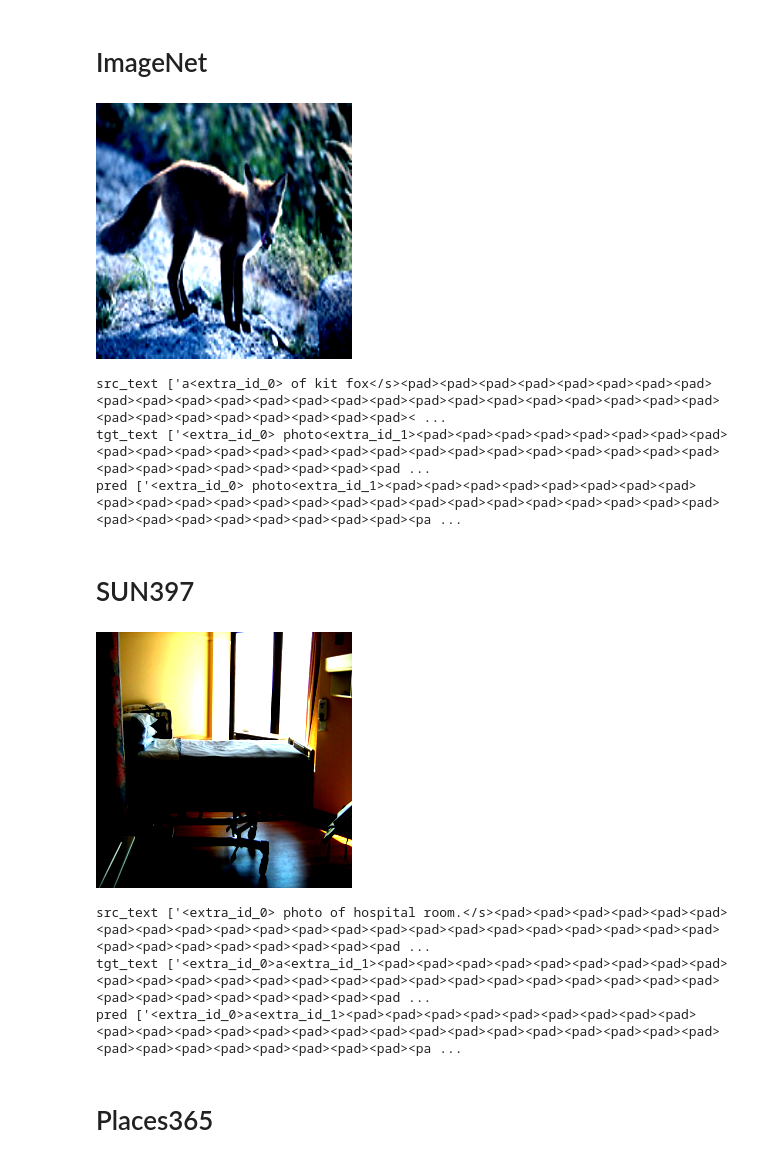
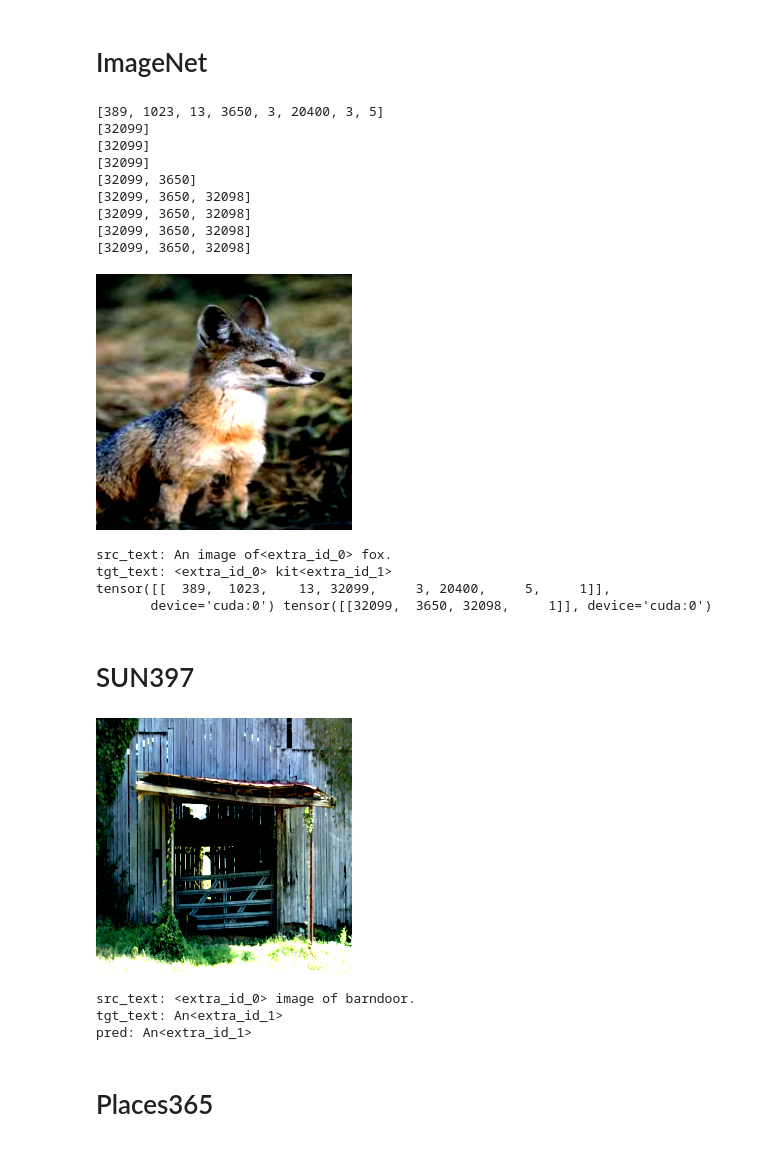
Before and after one commit to k-yanase9/KLab_MultiModalModel, a Jupyter notebook: visualization.ipynb, the cells around one changed output. Cells and saved outputs as stored; diff of their text form; code cells hidden in the pictures.

Commit message:
pretrainの結果を可視化

```diff
--- a/visualization.ipynb
+++ b/visualization.ipynb
@@ -14,8 +14,8 @@ args = argparse.Namespace(
     transformer_d_ff=2048,
     transformer_d_kv=64,
     transformer_num_heads=8,
-    transformer_num_layers=4,
-    transformer_num_decoder_layers=4,
+    transformer_num_layers=2,
+    transformer_num_decoder_layers=8,
     image_vocab_size=16384,
     loc_vocab_size=1000,
     vae_ckpt_path="checkpoints/vqgan.pt",
@@ -25,7 +25,7 @@ args = argparse.Namespace(
     pretrain=True,
     # Dir setting
     root_dir="/data01/",
-    result_dir="results/pretrain/imagenet/enc4_dec4",
+    result_dir="results/pretrain/sun397/enc2_dec8",
 )
 # %%
 device = "cuda" if torch.cuda.is_available() else "cpu"
@@ -74,18 +74,29 @@ val_dataset = get_dataset(args, dataset_name='imagenet', phase='val', src_tokeni
 # %%
 src_image, tgt_image, src_text, tgt_text = train_dataset[10]
 with torch.no_grad():
     display(custom_to_pil(src_image))
     src_image = src_image.unsqueeze(0).to(device)
-    src_text = src_text.unsqueeze(0).to(device)
-    print('src_text',  tgt_tokenizer.batch_decode(src_text))
-    tgt_text = tgt_text.unsqueeze(0).to(device)
-    print('tgt_text',  tgt_tokenizer.batch_decode(tgt_text))
+    print('src_text:', src_text)
+    print('tgt_text:', tgt_text)
+    src_text = src_tokenizer(src_text, padding="longest", max_length=args.max_source_length, return_tensors='pt')['input_ids'].to(device) # ['pt', 'tf', 'np', 'jax']
+    tgt_text = tgt_tokenizer(tgt_text, padding="longest", max_length=args.max_target_length, return_tensors='pt')['input_ids'].to(device) # ['pt', 'tf', 'np', 'jax']
+    print(src_text, tgt_text)
 
     output = model(src_image, src_text, tgt_text, return_loss=False, num_beams=4)
     preds = tgt_tokenizer.batch_decode(output)
     print('pred', preds)
 # %% [output]
+[389, 1023, 13, 3650, 3, 20400, 3, 5]
+[32099]
+[32099]
+[32099]
+[32099, 3650]
+[32099, 3650, 32098]
+[32099, 3650, 32098]
+[32099, 3650, 32098]
+[32099, 3650, 32098]
-[figure, old version]
+[figure, new version]
-src_text ['a<extra_id_0> of kit fox</s><pad><pad><pad><pad><pad><pad><pad><pad><pad><pad><pad><pad><pad><pad><pad><pad><pad><pad><pad><pad><pad><pad><pad><pad><pad><pad><pad><pad><pad><pad><pad><pad>< ...
-tgt_text ['<extra_id_0> photo<extra_id_1><pad><pad><pad><pad><pad><pad><pad><pad><pad><pad><pad><pad><pad><pad><pad><pad><pad><pad><pad><pad><pad><pad><pad><pad><pad><pad><pad><pad><pad><pad><pad><pad ...
-pred ['<extra_id_0> photo<extra_id_1><pad><pad><pad><pad><pad><pad><pad><pad><pad><pad><pad><pad><pad><pad><pad><pad><pad><pad><pad><pad><pad><pad><pad><pad><pad><pad><pad><pad><pad><pad><pad><pad><pa ...
+src_text: An image of<extra_id_0> fox.
+tgt_text: <extra_id_0> kit<extra_id_1>
+tensor([[  389,  1023,    13, 32099,     3, 20400,     5,     1]],
+       device='cuda:0') tensor([[32099,  3650, 32098,     1]], device='cuda:0')
@@ -100,23 +113,24 @@ val_size = int(len(dataset) * val_rate)
 train_size = len(dataset) - val_size
 train_dataset, val_dataset = torch.utils.data.random_split(dataset, [train_size, val_size], generator=torch.Generator().manual_seed(999))
 # %%
-src_image, tgt_image, src_text, tgt_text = train_dataset[0]
+src_image, tgt_image, src_text, tgt_text = train_dataset[1]
 with torch.no_grad():
     display(custom_to_pil(src_image))
     src_image = src_image.unsqueeze(0).to(device)
-    src_text = src_text.unsqueeze(0).to(device)
-    print('src_text', src_tokenizer.batch_decode(src_text))
-    tgt_text = tgt_text.unsqueeze(0).to(device)
-    print('tgt_text', tgt_tokenizer.batch_decode(tgt_text))
+    print('src_text:', src_text)
+    print('tgt_text:', tgt_text)
+    src_text = src_tokenizer(src_text, padding="longest", max_length=args.max_source_length, return_tensors='pt')['input_ids'].to(device) # ['pt', 'tf', 'np', 'jax']
+    tgt_text = tgt_tokenizer(tgt_text, padding="longest", max_length=args.max_target_length, return_tensors='pt')['input_ids'].to(device) # ['pt', 'tf', 'np', 'jax']
 
-    output = model(src_image, src_text, tgt_text, return_loss=False)
-    preds = tgt_tokenizer.batch_decode(output)
-    print('pred', preds)
+    pred = model(src_image, src_text, tgt_text, return_loss=False)
+    pred = pred[:,1:-1]
+    preds = tgt_tokenizer.batch_decode(pred)
+    print('pred:', preds[0])
 # %% [output]
-[figure, old version]
+[figure, new version]
-src_text ['<extra_id_0> photo of hospital room.</s><pad><pad><pad><pad><pad><pad><pad><pad><pad><pad><pad><pad><pad><pad><pad><pad><pad><pad><pad><pad><pad><pad><pad><pad><pad><pad><pad><pad><pad><pad ...
-tgt_text ['<extra_id_0>a<extra_id_1><pad><pad><pad><pad><pad><pad><pad><pad><pad><pad><pad><pad><pad><pad><pad><pad><pad><pad><pad><pad><pad><pad><pad><pad><pad><pad><pad><pad><pad><pad><pad><pad><pad ...
-pred ['<extra_id_0>a<extra_id_1><pad><pad><pad><pad><pad><pad><pad><pad><pad><pad><pad><pad><pad><pad><pad><pad><pad><pad><pad><pad><pad><pad><pad><pad><pad><pad><pad><pad><pad><pad><pad><pad><pad><pa ...
+src_text: <extra_id_0> image of barndoor.
+tgt_text: An<extra_id_1>
+pred: An<extra_id_1>
 # %% [markdown]
 # Places365
 # %%
```
Also changed, not shown: parts of 12 cells of this notebook.
